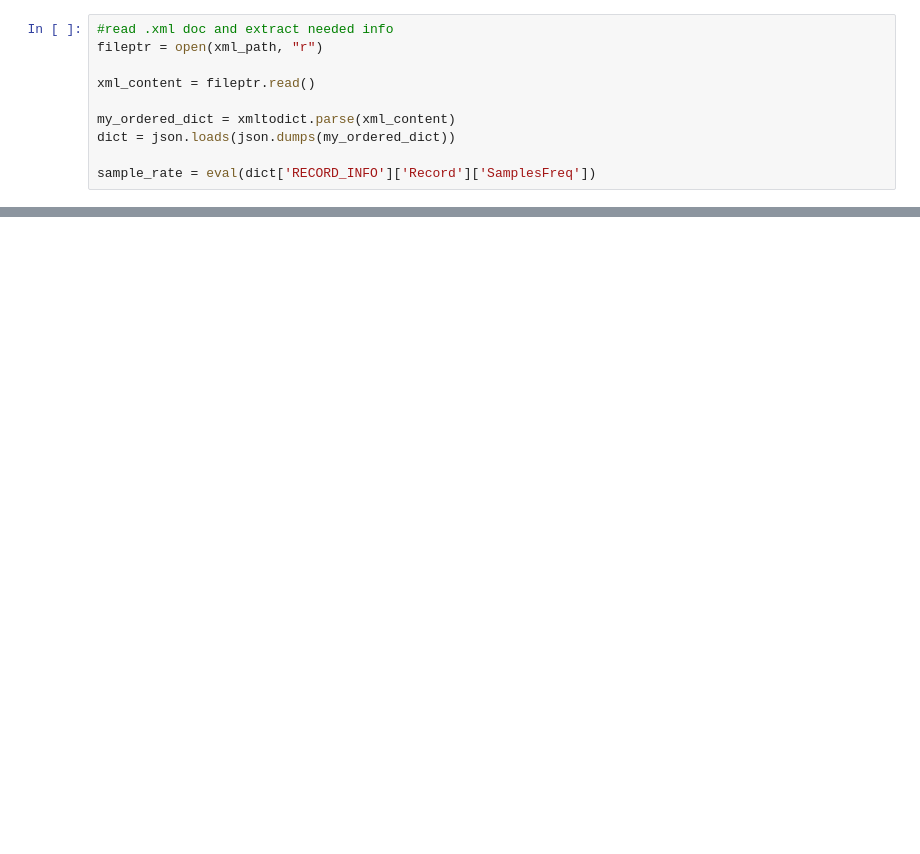
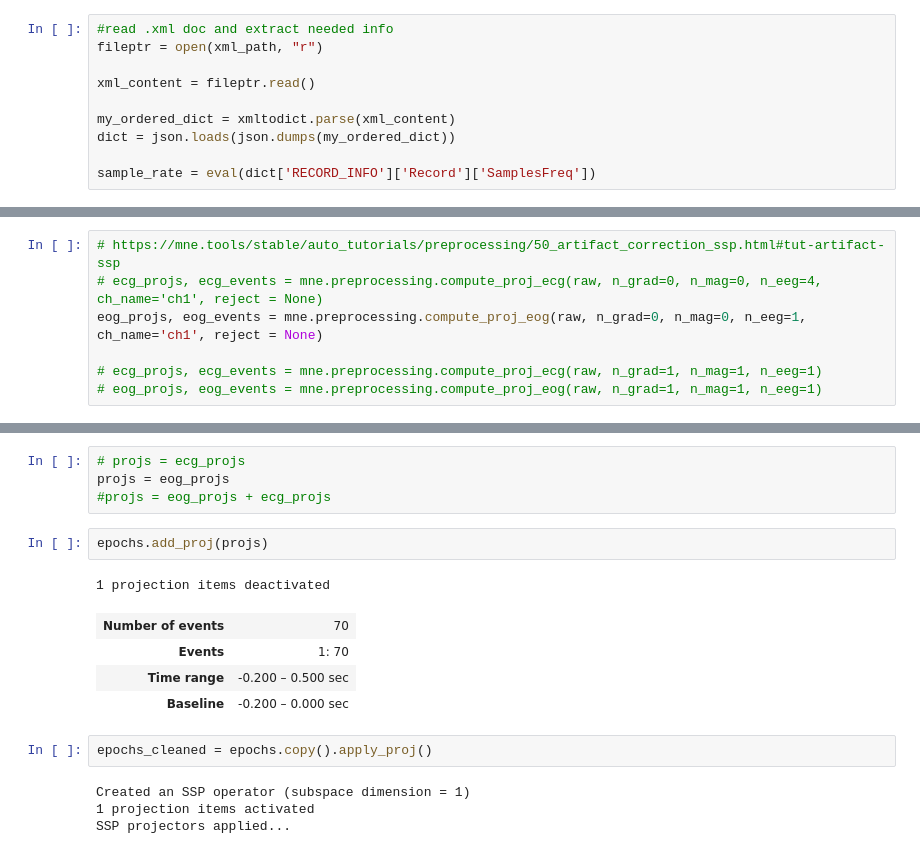
Before and after one commit to lkh9908/eeg-evaluation, a Jupyter notebook: evaluator.ipynb, the cells around one changed output, grey strips where cells are left out. Saved outputs shown, nothing was run; the diff lists cells and outputs as text; blank space fills up the shorter version.

Commit message:
txt to edf and preprocessing

```diff
--- a/evaluator.ipynb
+++ b/evaluator.ipynb
@@ -141,0 +222,7 @@ Channels marked as bad: none
+# %%
+# https://mne.tools/stable/auto_tutorials/preprocessing/50_artifact_correction_ssp.html#tut-artifact-ssp
+# ecg_projs, ecg_events = mne.preprocessing.compute_proj_ecg(raw, n_grad=0, n_mag=0, n_eeg=4, ch_name='ch1', reject = None)
+eog_projs, eog_events = mne.preprocessing.compute_proj_eog(raw, n_grad=0, n_mag=0, n_eeg=1, ch_name='ch1', reject = None)
+
+# ecg_projs, ecg_events = mne.preprocessing.compute_proj_ecg(raw, n_grad=1, n_mag=1, n_eeg=1)
+# eog_projs, eog_events = mne.preprocessing.compute_proj_eog(raw, n_grad=1, n_mag=1, n_eeg=1)
@@ -141,0 +247,18 @@ Channels marked as bad: none
+# %%
+# projs = ecg_projs
+projs = eog_projs
+#projs = eog_projs + ecg_projs
+# %%
+epochs.add_proj(projs)
+# %% [output]
+1 projection items deactivated
+| Number of events | 70 |
+| Events | 1: 70 |
+| Time range | -0.200 – 0.500 sec |
+| Baseline | -0.200 – 0.000 sec |
+# %%
+epochs_cleaned = epochs.copy().apply_proj()
+# %% [output]
+Created an SSP operator (subspace dimension = 1)
+1 projection items activated
+SSP projectors applied...
```
Also changed, not shown: parts of 20 cells of this notebook, 6 other files.
